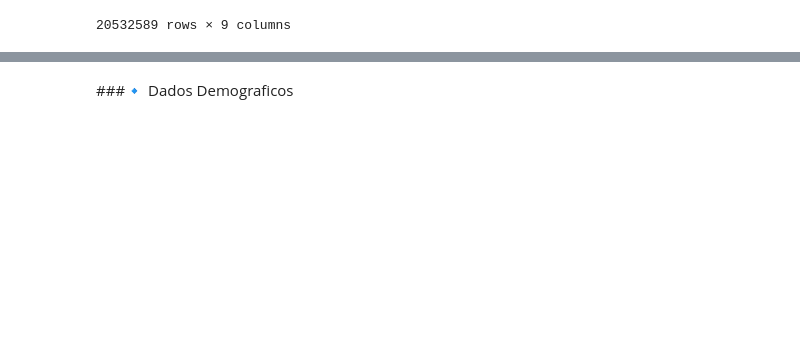
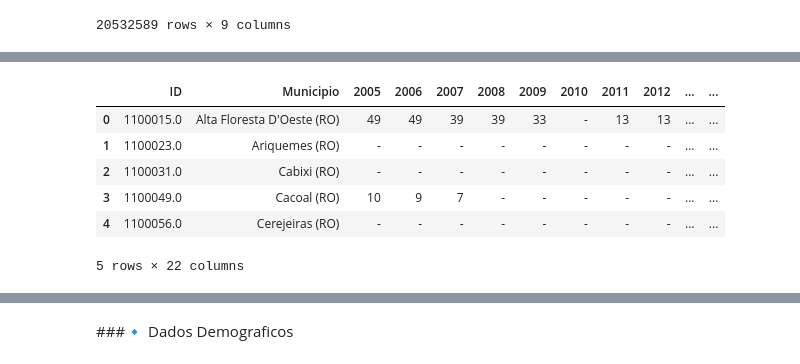
Before and after one commit to gnunes-io/etl_vinicula, a Jupyter notebook: ETL_FiapChall.ipynb, the cells around one changed output, grey strips where cells are left out. Drawn from its saved outputs; the diff is of its cells as text; code cells hidden in the pictures; blank space fills up the shorter version.

```diff
--- a/ETL_FiapChall.ipynb
+++ b/ETL_FiapChall.ipynb
@@ -711,0 +730,14 @@ valor_kg_vinhos_rs = comex_copy[(comex_copy['CO_NCM'].isin(ncms_vinho)) & (comex
+# %%
+caminho_ext = '/content/drive/MyDrive/Challenge_FIAP/Bronze_Data/Dados_externos/ibge_pam_bronze.xlsx'
+
+pam = pd.read_excel(caminho_ext, header=[3,4])
+
+# Pega apenas o primeiro nível do cabeçalho (os anos) e o define como o novo cabeçalho
+pam.columns = pam.columns.get_level_values(0)
+
+# Removendo o texto da última linha da coluna A
+pam['Unnamed: 0_level_0'] = pd.to_numeric(pam['Unnamed: 0_level_0'], errors='coerce')
+pam = pam.dropna(subset=['Unnamed: 0_level_0'])
+
+# Verificando o resultado
+pam.head()
@@ -711,0 +752,12 @@ valor_kg_vinhos_rs = comex_copy[(comex_copy['CO_NCM'].isin(ncms_vinho)) & (comex
+# %%
+pam.rename(columns={'Unnamed: 0_level_0': 'ID','Unnamed: 1_level_0': 'Municipio'}, inplace=True)
+
+pam.head(5)
+# %% [output]
+|  | ID | Municipio | 2005 | 2006 | 2007 | 2008 | 2009 | 2010 | 2011 | 2012 | ... | ... |
+| 0 | 1100015.0 | Alta Floresta D'Oeste (RO) | 49 | 49 | 39 | 39 | 33 | - | 13 | 13 | ... | ... |
+| 1 | 1100023.0 | Ariquemes (RO) | - | - | - | - | - | - | - | - | ... | ... |
+| 2 | 1100031.0 | Cabixi (RO) | - | - | - | - | - | - | - | - | ... | ... |
+| 3 | 1100049.0 | Cacoal (RO) | 10 | 9 | 7 | - | - | - | - | - | ... | ... |
+| 4 | 1100056.0 | Cerejeiras (RO) | - | - | - | - | - | - | - | - | ... | ... |
+5 rows × 22 columns
```
Also changed, not shown: parts of 42 cells of this notebook.
